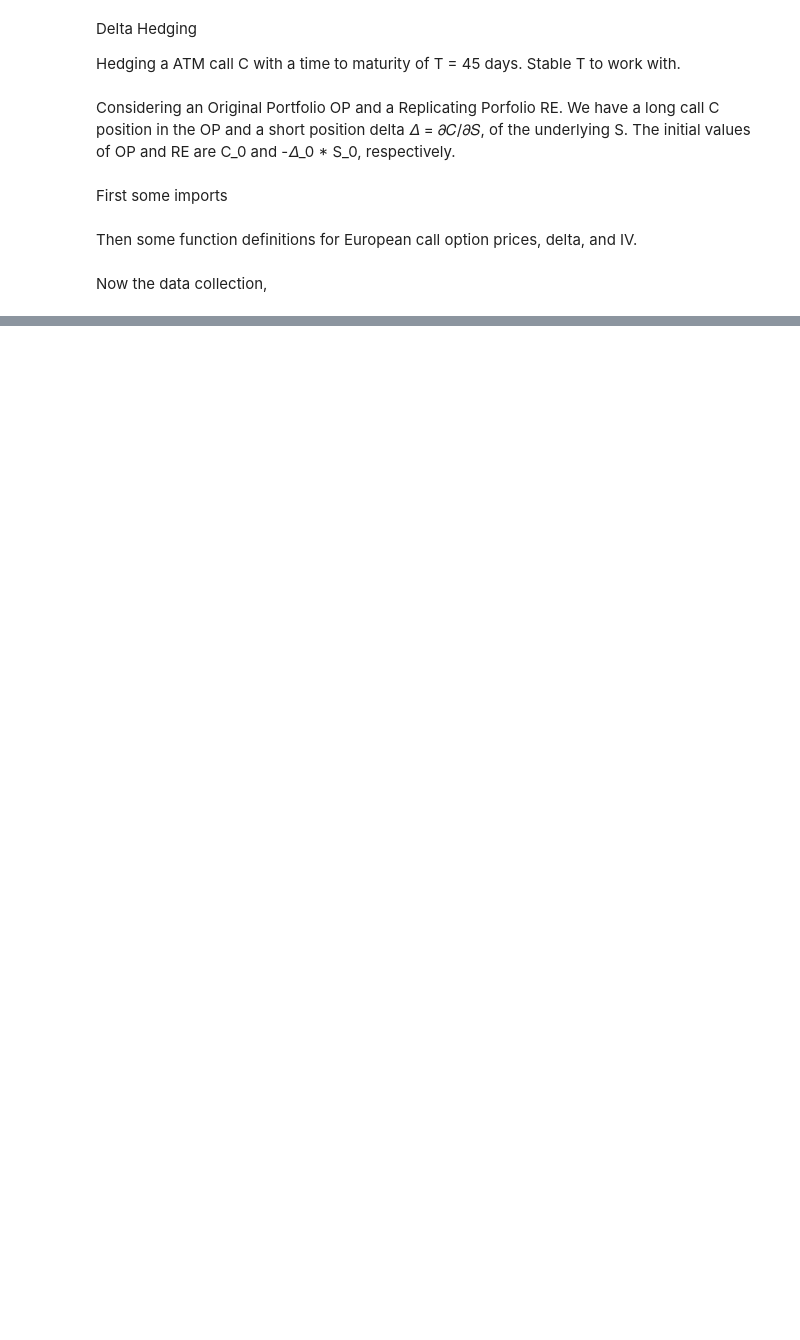
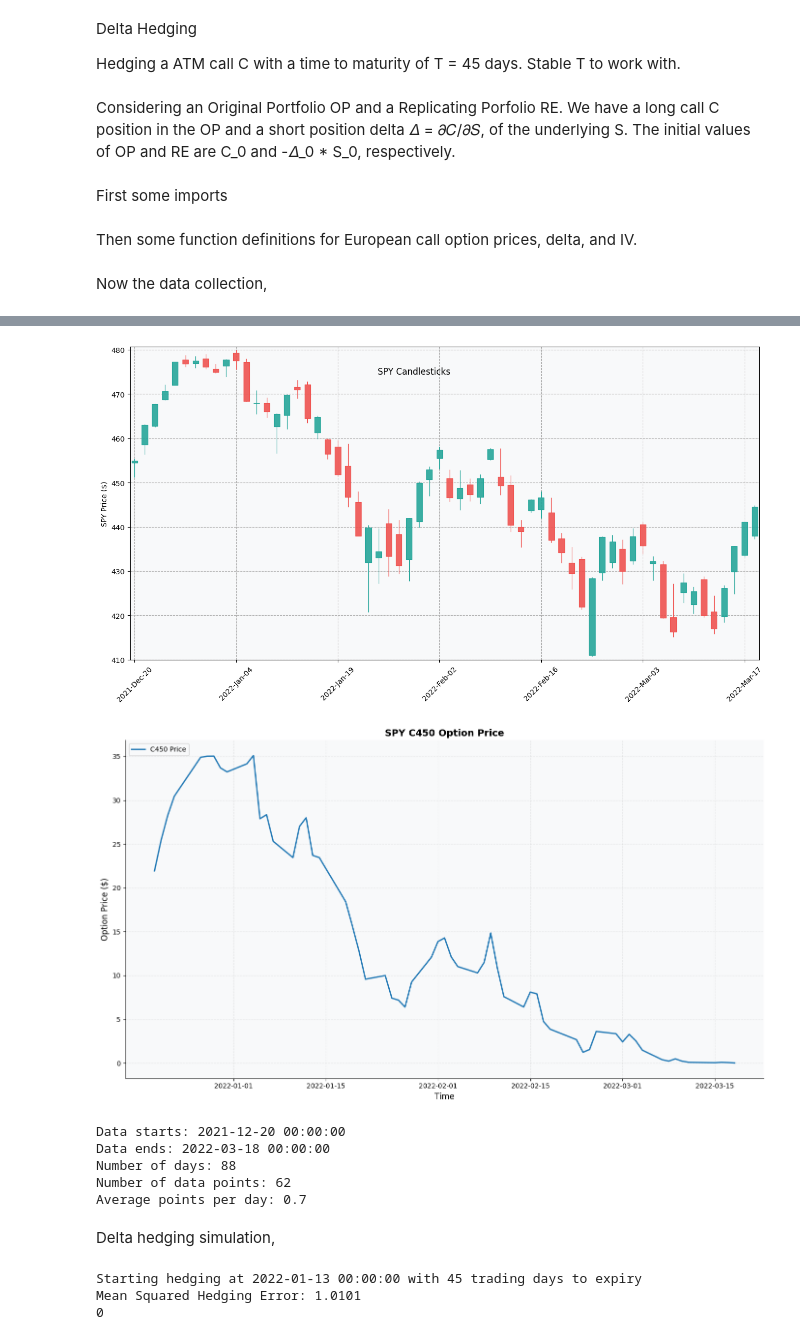
Before and after one commit to MariusBoda/Options_Hedging_Project, a Jupyter notebook: hedging_project.ipynb, the cells around one changed output, grey strips where cells are left out. Saved outputs shown, nothing was run; the diff lists cells and outputs as text; code cells hidden in the pictures; blank space fills up the shorter version.

```diff
--- a/hedging_project.ipynb
+++ b/hedging_project.ipynb
@@ -292,0 +63,11 @@ P&L Volatility: $4.66
+# %%
+def data_load(file_path):
+    df = pd.read_feather(file_path)
+    df["Date"] = pd.to_datetime(df["Date"])
+    df = df.set_index("Date").sort_index()
+    df.index.name = None
+
+    for col in df.columns:
+        df[col] = pd.to_numeric(df[col], errors="coerce")
+
+    return df
@@ -292,0 +127,12 @@ P&L Volatility: $4.66
+# %%
+plot_spy_and_options("spy_031822_C470_C450.feather", ["C450"])
+# %% [output]
+[figure, added]
+[figure, added]
+Data starts: 2021-12-20 00:00:00
+Data ends: 2022-03-18 00:00:00
+Number of days: 88
+Number of data points: 62
+Average points per day: 0.7
+# %% [markdown]
+Delta hedging simulation,
@@ -292,0 +167,21 @@ P&L Volatility: $4.66
+# %%
+K = 450
+r = 0.02
+T = 45/365
+option_col = 'C450'
+
+df = data_load("spy_031822_C470_C450.feather")
+
+maturity = df.index[-1]
+
+start_idx = len(df) - 45
+
+if start_idx < 0:
+    start_idx = 0
+
+print(f"Starting hedging at {df.index[start_idx]} with 45 trading days to expiry")
+df_hedge, deltas, OP, RE, iv_values, A_errors = delta_hedging_strategy(df, start_idx, option_col, K, r, maturity)
+# %% [output]
+Starting hedging at 2022-01-13 00:00:00 with 45 trading days to expiry
+Mean Squared Hedging Error: 1.0101
+0
```
Also changed, not shown: parts of 21 cells of this notebook, 1 other file.
